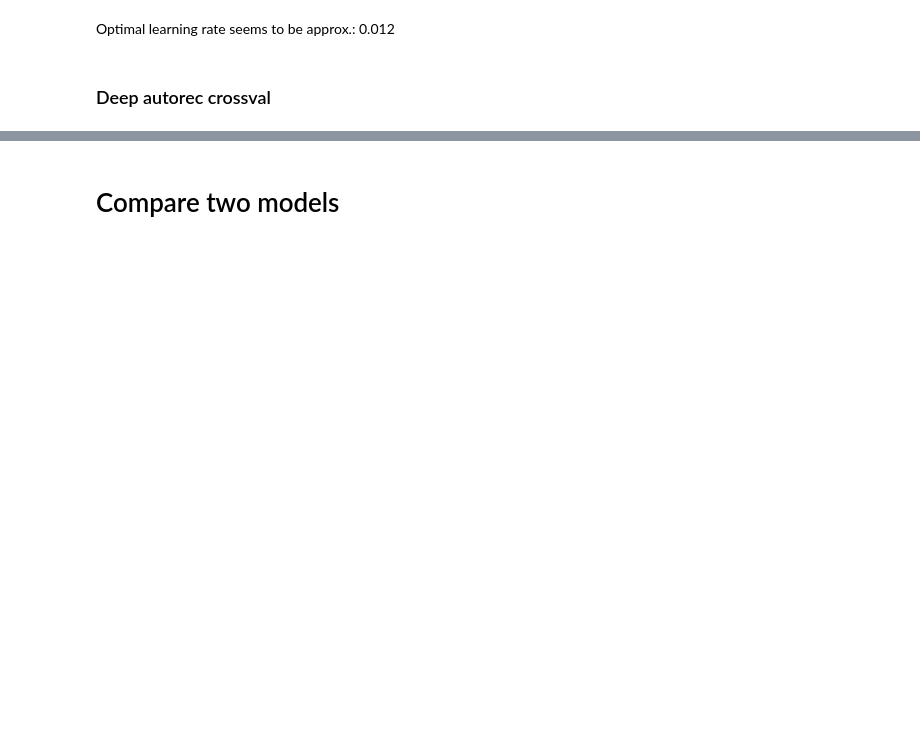
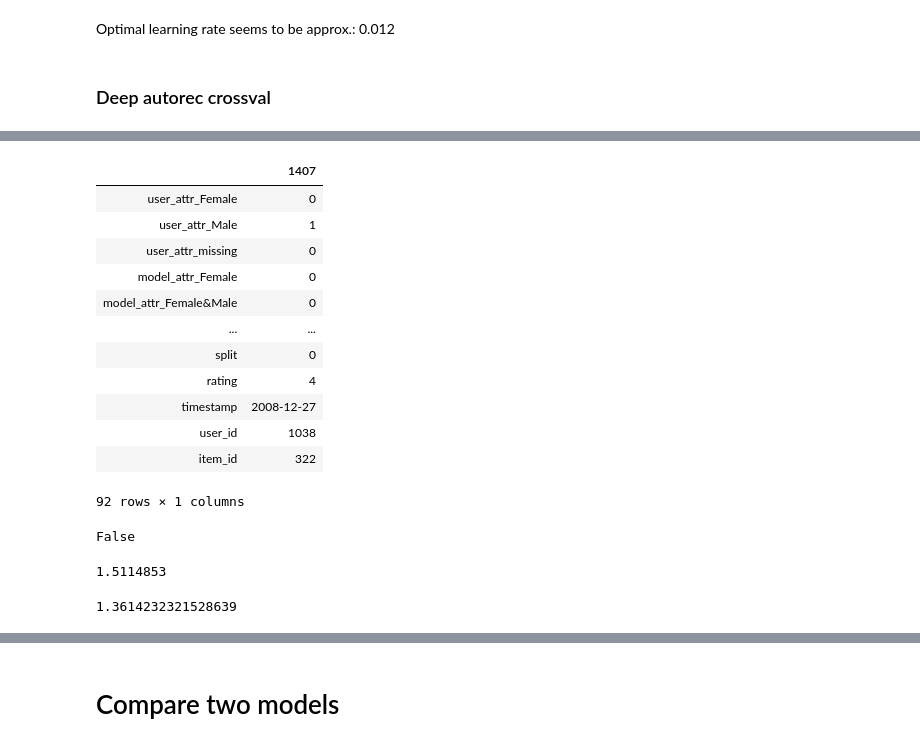
Before and after one commit to maddataanalyst/deepautorec_paper, a Jupyter notebook: notebooks/autorecommender_drafts.ipynb, the cells around one changed output, grey strips where cells are left out. Saved outputs shown, nothing was run; the diff lists cells and outputs as text; code cells hidden in the pictures; blank space fills up the shorter version.

```diff
--- a/notebooks/autorecommender_drafts.ipynb
+++ b/notebooks/autorecommender_drafts.ipynb
@@ -395,7 +311,7 @@ autorec_mse = []
 autorec_mape = []
 es = krs.callbacks.EarlyStopping(monitor='val_mape_masked', mode='min', min_delta=0.01, patience=3)
 
-optimizer = tf.keras.optimizers.SGD(lr=lr, momentum=0.9)
+optimizer = tf.keras.optimizers.Adam(learning_rate=0.01) #tf.keras.optimizers.SGD(lr=lr, momentum=0.9)
 build_params = {
     'optimizer': optimizer,
     'loss': huber_masked,
@@ -448,0 +379,20 @@ autorec_results.describe()
+# %%
+exd.test_records_selected.head(1).T
+# %% [output]
+|  | 1407 |
+| user_attr_Female | 0 |
+| user_attr_Male | 1 |
+| user_attr_missing | 0 |
+| model_attr_Female | 0 |
+| model_attr_Female&Male | 0 |
+| ... | ... |
+| split | 0 |
+| rating | 4 |
+| timestamp | 2008-12-27 |
+| user_id | 1038 |
+| item_id | 322 |
+92 rows × 1 columns
+# %%
+pd.isna(exd.Xfeatures_train).any(),
+# %% [output]
+False
@@ -448,0 +409,9 @@ autorec_results.describe()
+# %%
+tf.keras.metrics.mse(y_true=y, y_pred=yhat).numpy().mean()
+# %% [output]
+1.5114853
+# %%
+from sklearn.metrics import mean_squared_error
+mean_squared_error(y, yhat)
+# %% [output]
+1.3614232321528639
```
Also changed, not shown: parts of 27 cells of this notebook, 2 other files.
